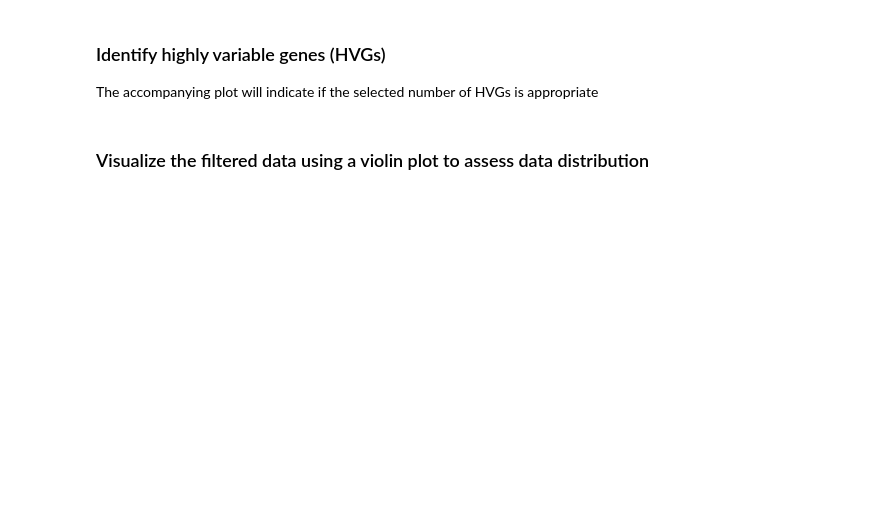
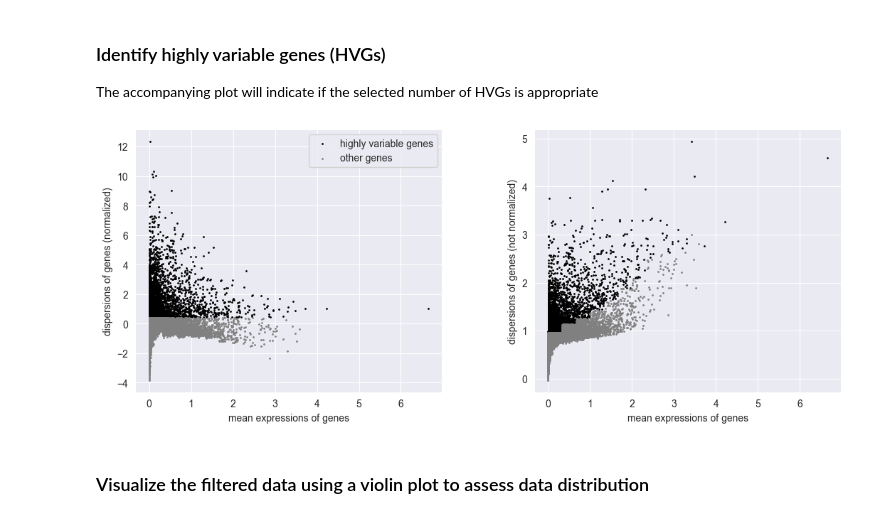
Before and after one commit to RCHENLAB/scGPT_fineTune_protocol, a Jupyter notebook: notebooks/protocol_notebook.ipynb, the cells around one changed output. Drawn from its saved outputs; the diff is of its cells as text; code cells hidden in the pictures; blank space fills up the shorter version.

```diff
--- a/notebooks/protocol_notebook.ipynb
+++ b/notebooks/protocol_notebook.ipynb
@@ -51,8 +98,12 @@ sc.pp.filter_genes(adata, min_cells=10)
 ### Identify highly variable genes (HVGs)
 The accompanying plot will indicate if the selected number of HVGs is appropriate
 # %%
+if scipy.sparse.issparse(adata.X):
+    adata.X = adata.X.toarray()
 sc.pp.highly_variable_genes(adata, n_top_genes=5000)
 sc.pl.highly_variable_genes(adata)
+# %% [output]
+[figure, added]
 # %% [markdown]
 ### Visualize the filtered data using a violin plot to assess data distribution
 # %%
```
Also changed, not shown: parts of 18 cells of this notebook.
